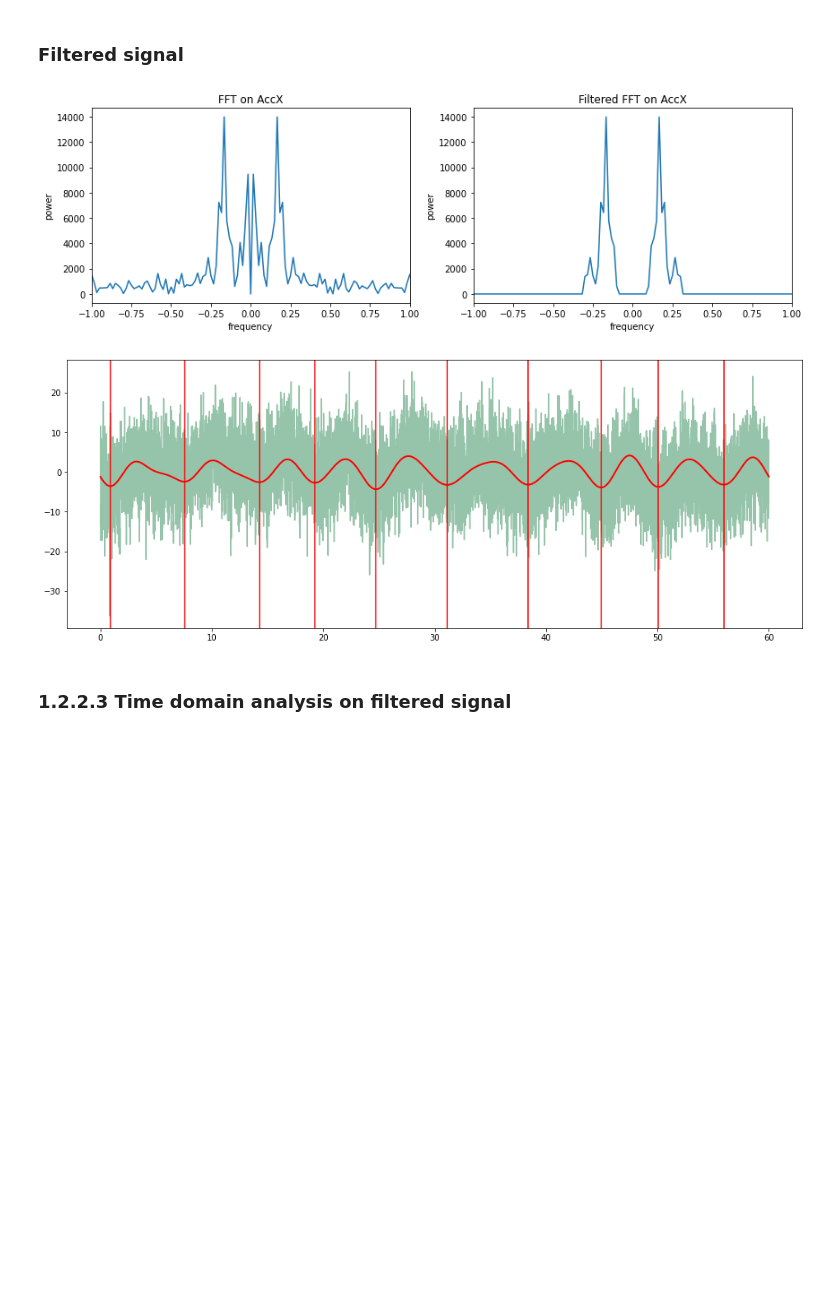
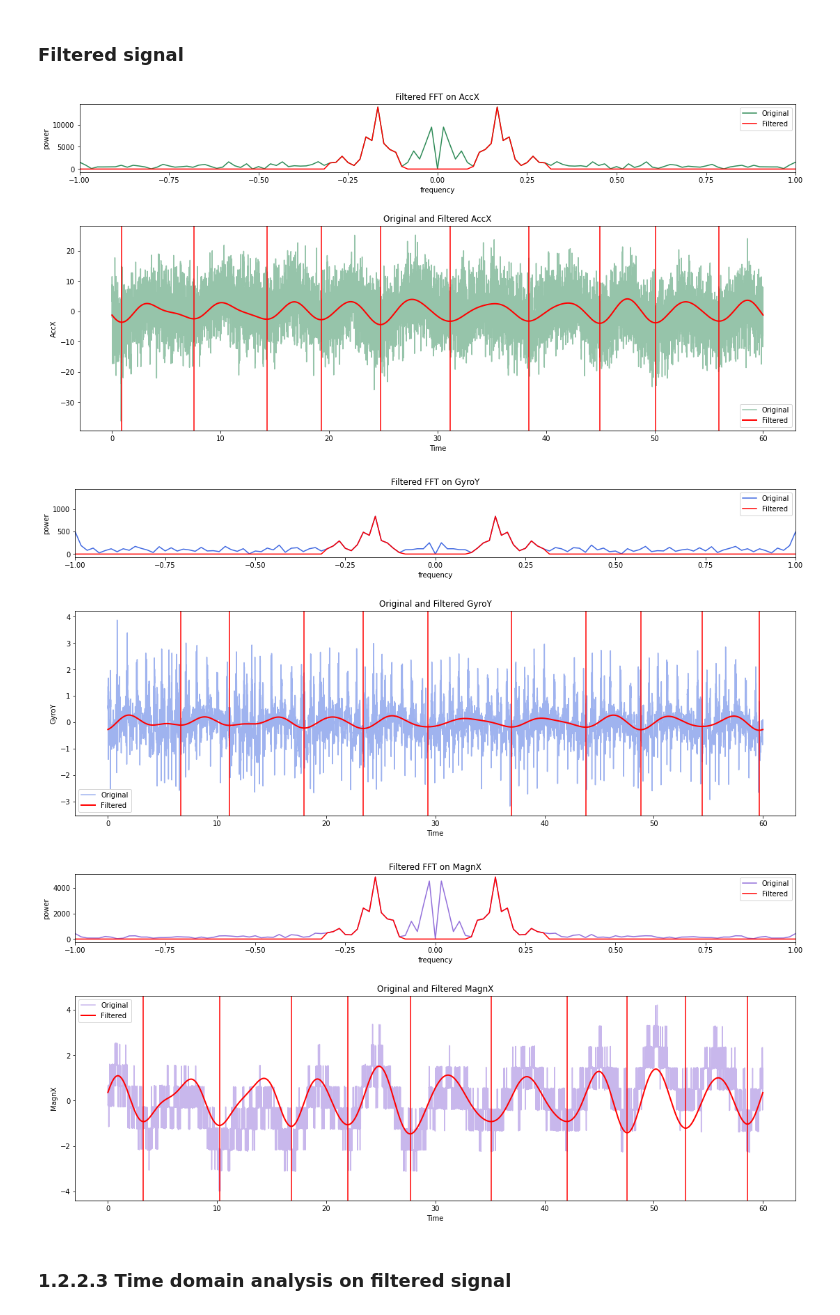
Before and after one commit to Mohsen-Kordi/ProjectRESP, a Jupyter notebook: Project.ipynb, the cells around one changed output. Saved outputs shown, nothing was run; the diff lists cells and outputs as text; code cells hidden in the pictures; blank space fills up the shorter version.

Commit message:
Filtered signal visualisation

```diff
--- a/Project.ipynb
+++ b/Project.ipynb
@@ -396,62 +393,60 @@ RR frequency is 0.17 Hz, which is equal to 10.00 breath per minute.
 # %%
 rr_int = [0.1, 0.3]
 
-def fn_fft(sig_name):
+def fft(sig_name):
     # The FFT of the signal
     sig = df2[sig_name].to_numpy()
     sig -= np.mean(sig)
     sig_fft = fftpack.fft(sig)
 
     # And the power (sig_fft is of complex dtype)
     power = np.abs(sig_fft) # these are the "weights" of the Fourier components for each discrete frequency interval
 
     # The return the corresponding frequencies
     sample_freq = fftpack.fftfreq(sig.size, d=1/fs)
     return sig_fft, power, sample_freq
 
+fft_y_label = ['AccX', 'GyroY', 'MagnX']
 
-sig_fft_AccX, power_AccX, sample_freq_AccX = fn_fft('AccX')
-filter_fft = np.where((np.abs(sample_freq_AccX)<rr_int[0]) | (np.abs(sample_freq_AccX) >rr_int[1]))
-sig_fft_AccX[filter_fft] = 0
+for label in fft_y_label:
 
-df_fft = pd.DataFrame(list(zip(sample_freq_AccX, power_AccX, np.abs(sig_fft_AccX))), columns = ['sample_freq', 'power', 'filtered_fft'])
-df_fft = df_fft.sort_values(by=['sample_freq', 'power', 'filtered_fft'])
+    fig, (ax1, ax2) = plt.subplots(2, 1, figsize = (16, 8), gridspec_kw={'height_ratios': [1, 3]})
 
-fig, (ax1, ax2) = plt.subplots(1,2,figsize = (14,4))
-ax1.plot(df_fft['sample_freq'],df_fft['power'])
-ax1.set_xlim(-1,1)
-ax1.set(xlabel="frequency", ylabel="power",title="FFT on AccX")
-ax2.plot(df_fft['sample_freq'],df_fft['filtered_fft'])
-ax2.set_xlim(-1,1)
-ax2.set(xlabel="frequency", ylabel="power",title="Filtered FFT on AccX")
-plt.show()
+    sig_fft, power, sample_freq = fft(label)
+    filter_fft = np.where((np.abs(sample_freq)<rr_int[0]) | (np.abs(sample_freq) >rr_int[1]))
+    sig_fft[filter_fft] = 0
+
+    df_fft = pd.DataFrame(list(zip(sample_freq, power, np.abs(sig_fft))), columns = ['sample_freq', 'power', 'filtered_fft'])
+    df_fft = df_fft.sort_values(by=['sample_freq', 'power', 'filtered_fft'])
+
+    ax1.plot(df_fft['sample_freq'],df_fft['power'],color=color[fft_y_label.index(label)*3],label='Original')
+    ax1.plot(df_fft['sample_freq'],df_fft['filtered_fft'],color='r',label='Filtered')
+    ax1.set_xlim(-1,1)
+    ax1.set(xlabel="frequency", ylabel="power",title="Filtered FFT on " + label)
+
+    ax1.legend()
+
+    filtered_sig = fftpack.ifft(sig_fft)
+    filtered_sig = np.real(filtered_sig)
+
+    ax2.plot(x, df2[label], alpha=0.5, color=color[fft_y_label.index(label)*3], label='Original')
+    ax2.plot(x, filtered_sig, linewidth=2, color='r', label='Filtered')
+
+    ## Min of the filtered signal
+    minima = signal.argrelextrema(filtered_sig, np.less, order = 500)
+    for i in minima[0]:
+        plt.axvline(x[i], color = 'r')
+
+    ax2.set_xlabel('Time')
+    ax2.set_ylabel(label)
+    ax2.set_title('Original and Filtered ' + label)
+    ax2.legend()
+    plt.tight_layout(pad=3.0)
+    plt.show()
 # %% [output]
-[figure, old version]
+[figure, new version]
+[figure, added]
+[figure, added]
-# %%
-from scipy import signal
-
-filtered_sig = fftpack.ifft(sig_fft_AccX)
-filtered_sig = np.real(filtered_sig)
-
-plt.figure(figsize=(16, 6))
-
-plt.plot(x, df2['AccX'], alpha=0.5, color='seagreen', label='Original AccX')
-plt.plot(x, filtered_sig, linewidth=2, color='red', label='Filtered AccX')
-
-## Min of the filtered signal
-minima = signal.argrelextrema(filtered_sig, np.less, order = fs)
-for i in minima[0]:
-    plt.axvline(x[i], color = 'red')
-
-#plt.xlabel('Time [s]')
-#plt.xlabel('Time [s]')
-#plt.ylabel('Amplitude')
-#plt.xlim(timeline[result][0],timeline[result][-1])
-#plt.title('Original AccX vs Filtered AccX (range 5-65 seconds)')
-#plt.legend(loc='best')
-plt.show()
-# %% [output]
-[figure, removed]
 # %% [markdown]
 ### 1.2.2.3 Time domain analysis on filtered signal
 # %% [markdown]
```
Also changed, not shown: parts of 20 cells of this notebook.
